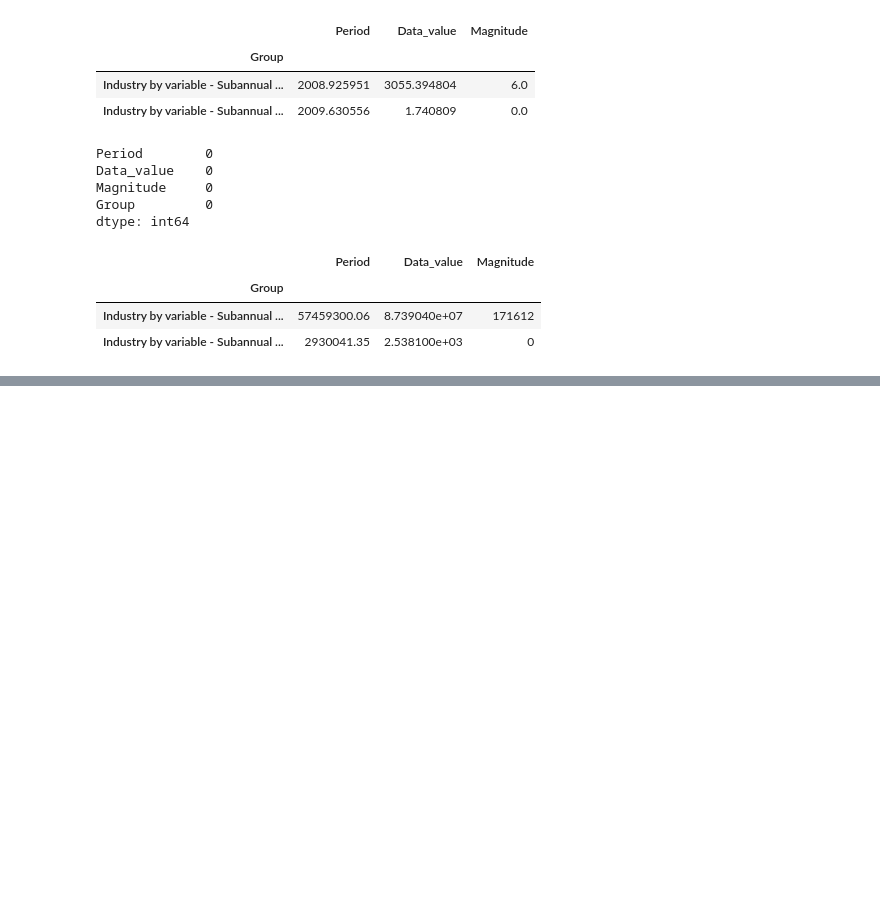
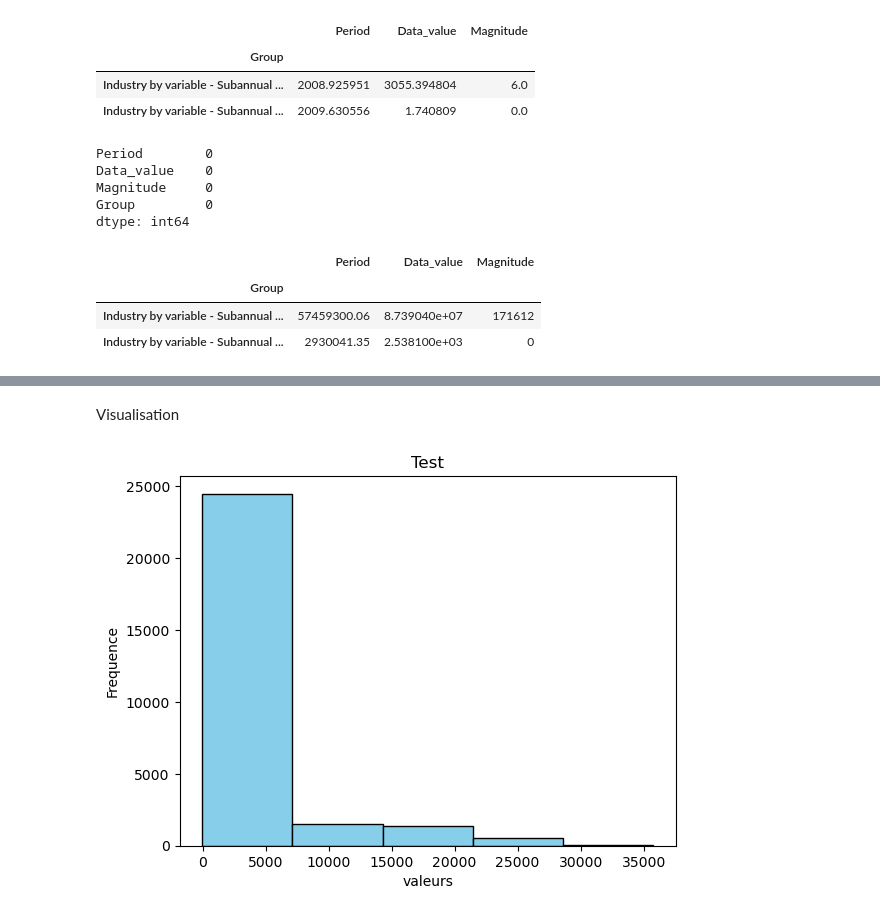
Before and after one commit to Ezekiat/formation, a Jupyter notebook: Untitled Folder/formation.ipynb, the cells around one changed output, grey strips where cells are left out. Saved outputs shown, nothing was run; the diff lists cells and outputs as text; code cells hidden in the pictures; blank space fills up the shorter version.

Commit message:
visualisation

```diff
--- a/Untitled Folder/formation.ipynb
+++ b/Untitled Folder/formation.ipynb
@@ -96,0 +114,3 @@ df.groupby(['Group']).sum(['Data_value'])
+# %%
+#supprimer les doublons
+df_cleaned = df.drop_duplicates()
@@ -96,0 +125,3 @@ df.groupby(['Group']).sum(['Data_value'])
+# %%
+#reindexer le DataFrame
+df_cleaned.reset_index(drop=True,inplace=True)
@@ -96,0 +204,11 @@ df.groupby(['Group']).sum(['Data_value'])
+# %% [markdown]
+Visualisation
+# %%
+#histogramme
+plt.hist(df_cleaned['Data_value'], bins=5,color='skyblue',edgecolor='black')
+plt.xlabel("valeurs")
+plt.ylabel("Frequence")
+plt.title("Test")
+plt.show()
+# %% [output]
+[figure, added]
```
Also changed, not shown: parts of 22 cells of this notebook.
